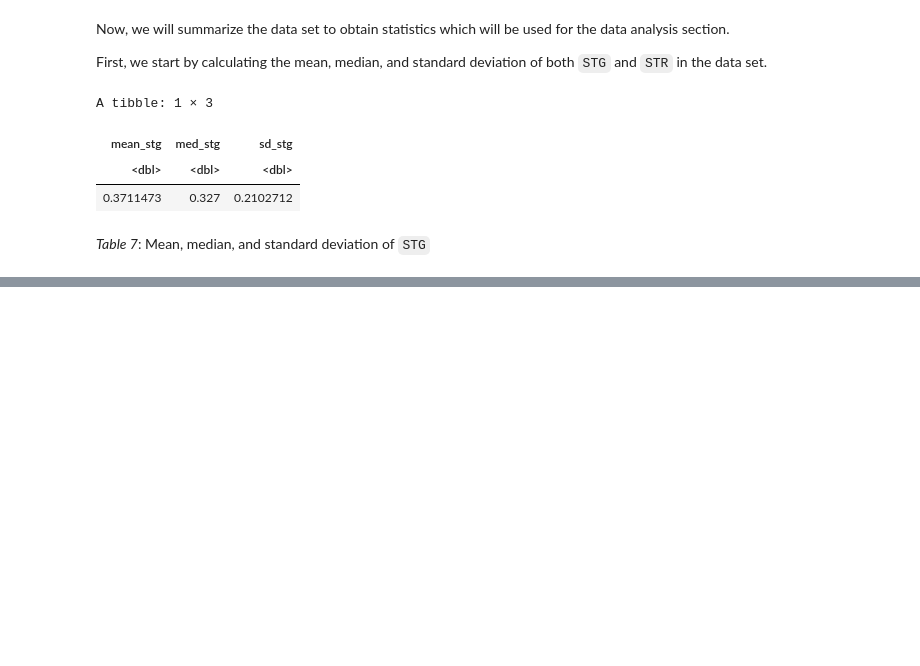
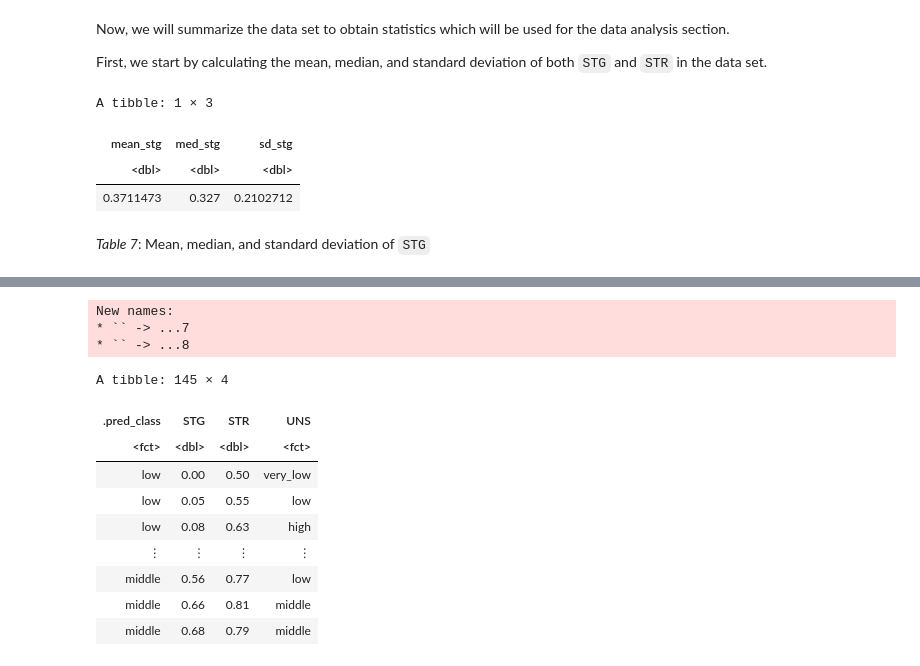
Before and after one commit to Wills-Hao/DSCI-100-project, a Jupyter notebook: final_group_project.ipynb, the cells around one changed output, grey strips where cells are left out. Cells and saved outputs as stored; diff of their text form; code cells hidden in the pictures; blank space fills up the shorter version.

```diff
--- a/final_group_project.ipynb
+++ b/final_group_project.ipynb
@@ -275,0 +361,11 @@ A tibble: 1 × 3
+# %%
+knn_spec_2 <- nearest_neighbor(weight_func = "rectangular", neighbors = 6) %>%
+          set_engine("kknn") %>%
+          set_mode("classification")
+knn_spec_2
+
+user_knowledge_fit <- workflow() %>%
+                      add_recipe(user_knowledge_recipe) %>%
+                      add_model(knn_spec_2) %>%
+                      fit(data = user_knowledge)
+user_knowledge_fit
@@ -275,0 +399,25 @@ A tibble: 1 × 3
+# %%
+user_knowledge_test <- read_excel(path = "Data_User_Modeling_Dataset_Hamdi Tolga KAHRAMAN.xls", sheet = 3) %>%
+    select(STG, STR, UNS) %>%
+    mutate(UNS = gsub(" ", "", UNS)) %>%
+    mutate(UNS = recode(UNS, High = "high", Middle = "middle", Low = "low", VeryLow = "very_low")) %>%
+    mutate(UNS = as.factor(UNS))
+
+user_knowledge_test_predictions <- predict(user_knowledge_fit , user_knowledge_test) %>%
+                                   bind_cols(user_knowledge_test)
+
+user_knowledge_test_predictions
+# %% [output]
+New names:
+* `` -> ...7
+* `` -> ...8
+A tibble: 145 × 4
+| .pred_class | STG | STR | UNS |
+| <fct> | <dbl> | <dbl> | <fct> |
+| low | 0.00 | 0.50 | very_low |
+| low | 0.05 | 0.55 | low |
+| low | 0.08 | 0.63 | high |
+| ⋮ | ⋮ | ⋮ | ⋮ |
+| middle | 0.56 | 0.77 | low |
+| middle | 0.66 | 0.81 | middle |
+| middle | 0.68 | 0.79 | middle |
```
Also changed, not shown: parts of 15 cells of this notebook.
